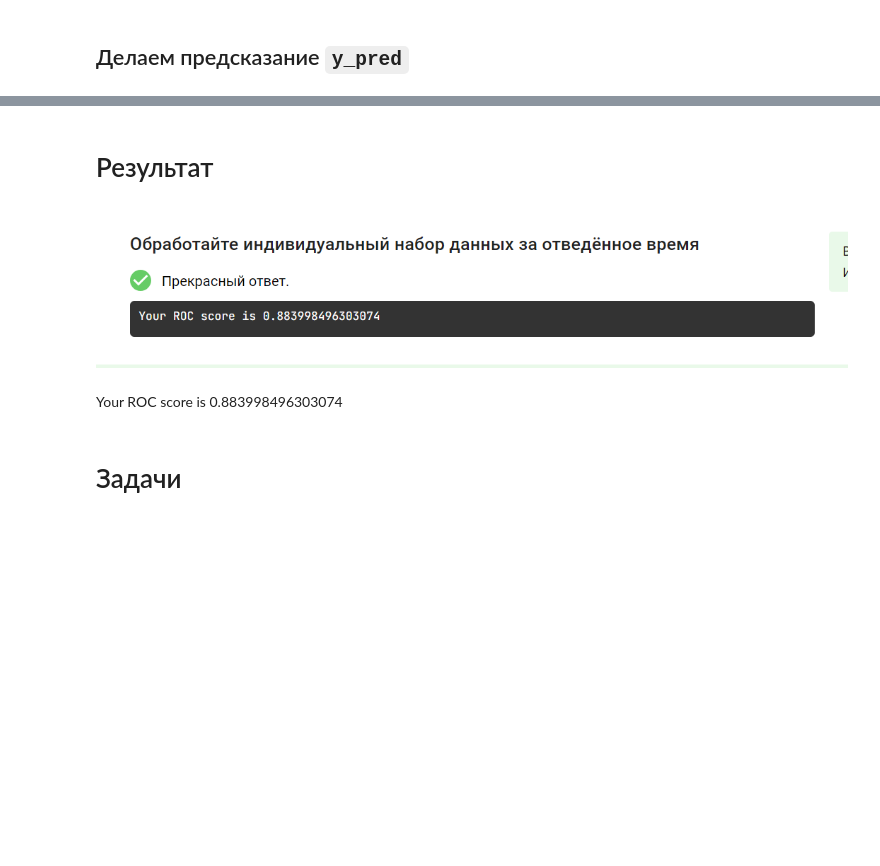
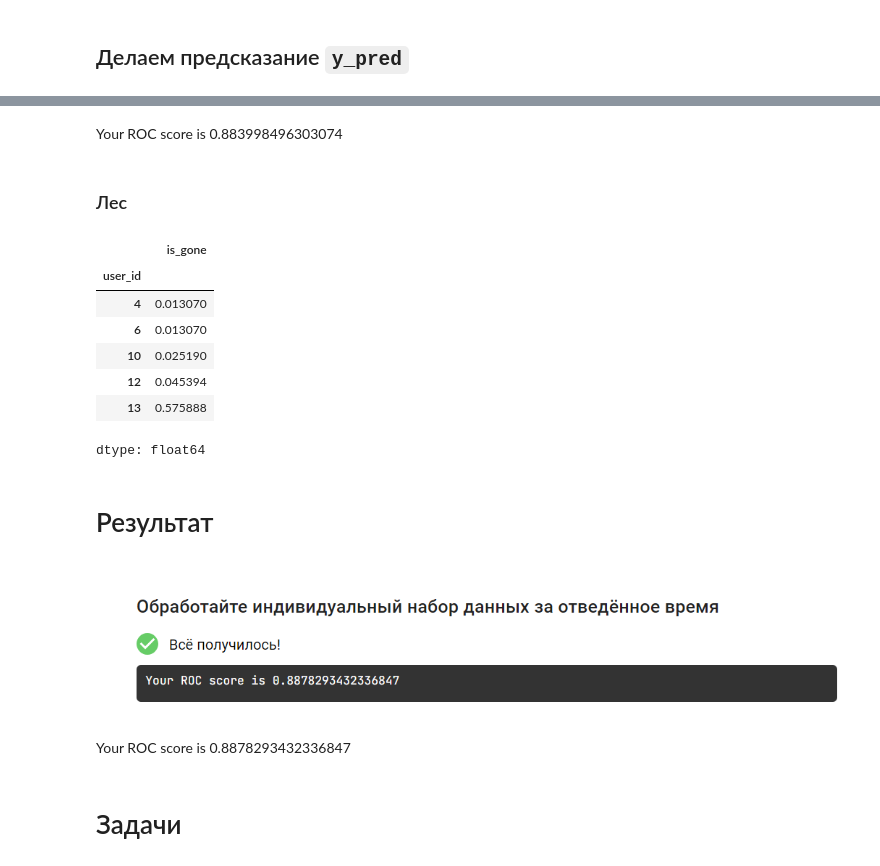
Before and after one commit to AzMax22/Stepik_DS_course, a Jupyter notebook: Stepic_DS_contest_.ipynb, the cells around one changed output, grey strips where cells are left out. Saved outputs shown, nothing was run; the diff lists cells and outputs as text; code cells hidden in the pictures; blank space fills up the shorter version.

```diff
--- a/Stepic_DS_contest_.ipynb
+++ b/Stepic_DS_contest_.ipynb
@@ -792,0 +877,16 @@ y_pred.shape
+# %% [markdown]
+Your ROC score is 0.883998496303074
+# %% [markdown]
+### Лес
+# %%
+y_pred = pd.Series(best_rf.predict_proba(X_test)[:,1], index=X_test.index, name="is_gone")
+y_pred.head()
+# %% [output]
+|  | is_gone |
+| user_id |  |
+| 4 | 0.013070 |
+| 6 | 0.013070 |
+| 10 | 0.025190 |
+| 12 | 0.045394 |
+| 13 | 0.575888 |
+dtype: float64
@@ -793,9 +895,9 @@ y_pred.shape
 # %% [markdown]
 # Результат
 # %% [markdown]
-![image.png](embedded-picture-1-old)
+![image.png](embedded-picture-1-new)
 # %% [markdown]
-Your ROC score is 0.883998496303074
+Your ROC score is 0.8878293432336847
 # %% [markdown]
 # Задачи
 # %% [markdown]
```
Also changed, not shown: parts of 25 cells of this notebook.
